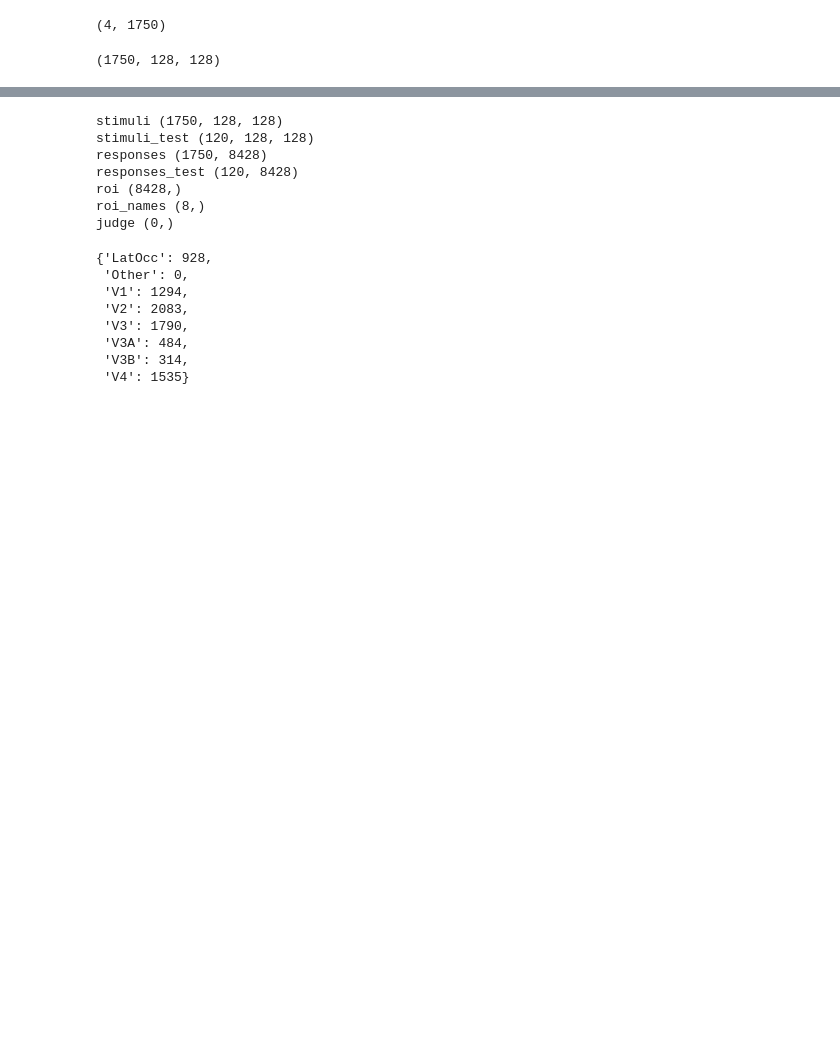
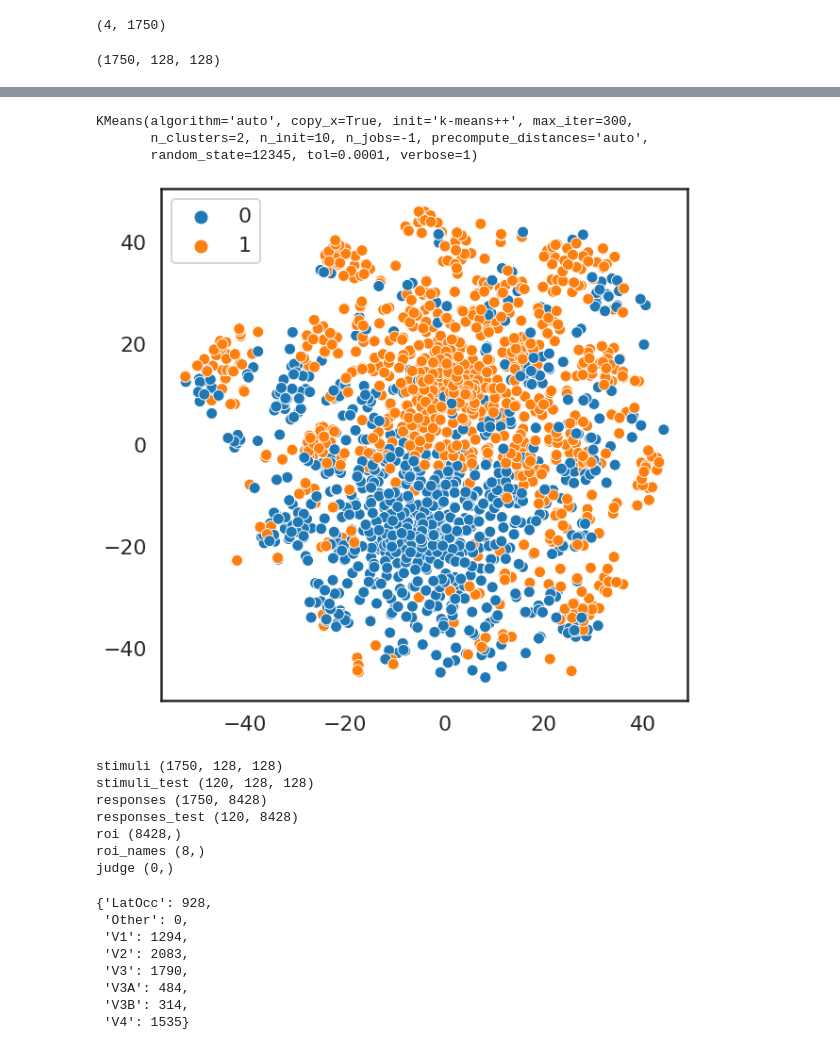
Before and after one commit to colaquafina/Roller-King, a Jupyter notebook: Roller_King.ipynb, the cells around one changed output, grey strips where cells are left out. Saved outputs shown, nothing was run; the diff lists cells and outputs as text; code cells hidden in the pictures; blank space fills up the shorter version.

```diff
--- a/Roller_King.ipynb
+++ b/Roller_King.ipynb
@@ -31,3 +66,17 @@ dat['stimuli'].shape
+# %%
+kmeans = cluster.KMeans(n_clusters = 2, random_state=12345,n_jobs = -1, verbose = 1)
+kmeans.fit(dat['responses'])
+# %% [output]
+KMeans(algorithm='auto', copy_x=True, init='k-means++', max_iter=300,
+       n_clusters=2, n_init=10, n_jobs=-1, precompute_distances='auto',
+       random_state=12345, tol=0.0001, verbose=1)
+# %%
+kmeans_labels = kmeans.labels_
+# %%
+fig,ax = plt.subplots(figsize = (10,10))
+ax = sns.scatterplot(X_visual[:,0],X_visual[:,1],hue = kmeans_labels)
+# %% [output]
+[figure, added]
 # %%
 dat["judge"]=np.array([])  #加多一个judge的key作为分类
 # %%
```
Also changed, not shown: parts of 8 cells of this notebook.
